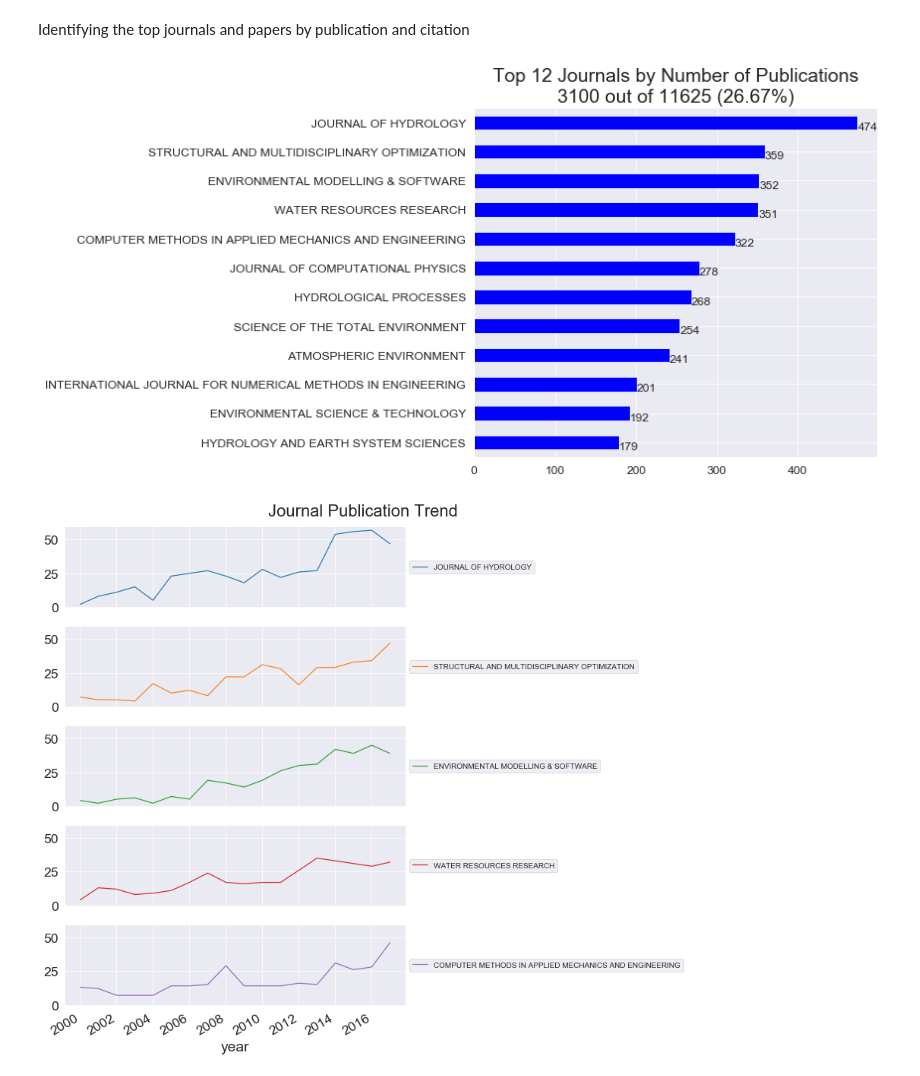
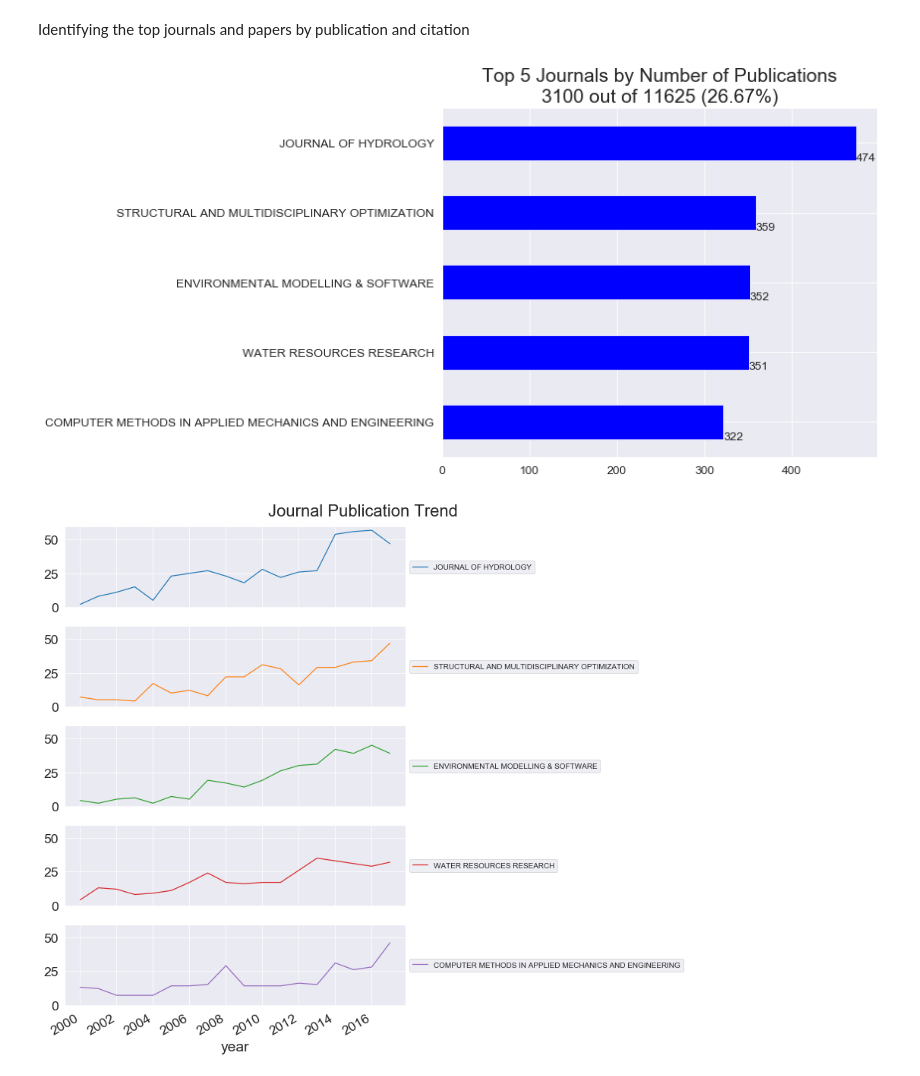
Before and after one commit to frog7/uasa-trends, a Jupyter notebook: notebooks/3a Journal Trends.ipynb, the cells around one changed output. Saved outputs shown, nothing was run; the diff lists cells and outputs as text; code cells hidden in the pictures.

Commit message:
Updating figure titles

```diff
--- a/notebooks/3a Journal Trends.ipynb
+++ b/notebooks/3a Journal Trends.ipynb
@@ -19,9 +18,9 @@ wos_plot.plot_kw_trend(RC, title='Keyword Trend', save_plot_fn="{}/kw_trend_2000
 # %% [markdown]
 Identifying the top journals and papers by publication and citation
 # %%
-wos_plot.plot_pubs_per_journal(RC, top_n=12, annotate=True, show_stats=True,
-                               save_plot_fn='{}/journal_pubs_2000-2017.png'.format(FIG_DIR))
+wos_plot.plot_pubs_per_journal(RC, top_n=5, annotate=True, show_stats=True,
+                               save_plot_fn='{}/Figure_2_a.png'.format(FIG_DIR))
 # %% [output]
-[figure, old version]
+[figure, new version]
 # %%
 wos_plot.plot_journal_pub_trend(RC, top_n=5,
```
Also changed, not shown: parts of 6 cells of this notebook, 6 other files.
